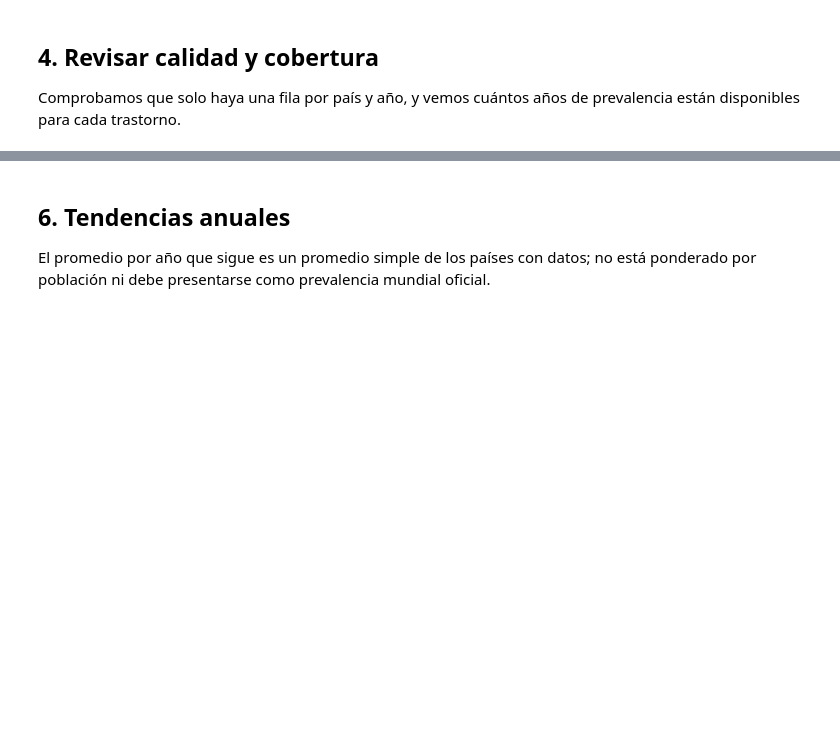
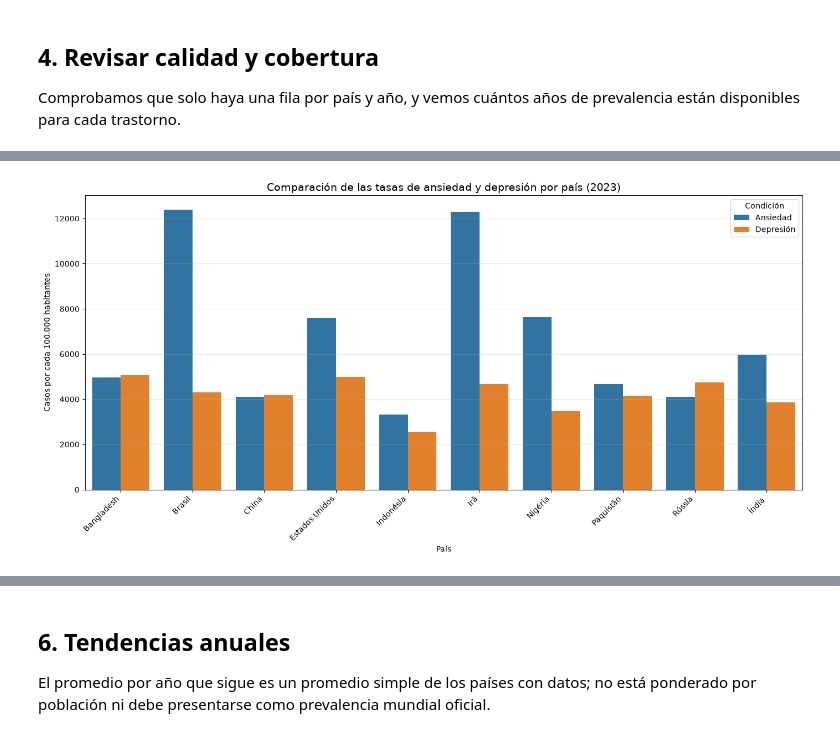
Before and after one commit to arianevieira-lab/First-Project-Data-Wrangling-and-Retrieval, a Jupyter notebook: ray_of_hope_mental_health.ipynb, the cells around one changed output, grey strips where cells are left out. Drawn from its saved outputs; the diff is of its cells as text; code cells hidden in the pictures; blank space fills up the shorter version.

```diff
--- a/ray_of_hope_mental_health.ipynb
+++ b/ray_of_hope_mental_health.ipynb
@@ -118,0 +935,45 @@ display(top10_depresion[[c for c in cols_depresion if c in top10_depresion.colum
+# %%
+# Comparación de las tasas de ansiedad y depresión por país (2023)
+
+import matplotlib.pyplot as plt
+import seaborn as sns
+
+df_2023 = df_final[df_final["year"] == 2023].copy()
+
+df_comparacion = df_2023.melt(
+    id_vars="country",
+    value_vars=[
+        "anxiety_rate_per_100k",
+        "depression_rate_per_100k"
+    ],
+    var_name="condition",
+    value_name="rate"
+)
+
+df_comparacion["condition"] = df_comparacion["condition"].map({
+    "anxiety_rate_per_100k": "Ansiedad",
+    "depression_rate_per_100k": "Depresión"
+})
+
+plt.figure(figsize=(14, 7))
+
+sns.barplot(
+    data=df_comparacion,
+    x="country",
+    y="rate",
+    hue="condition"
+)
+
+plt.title(
+    "Comparación de las tasas de ansiedad y depresión por país (2023)",
+    fontsize=14
+)
+plt.xlabel("País")
+plt.ylabel("Casos por cada 100.000 habitantes")
+plt.xticks(rotation=45, ha="right")
+plt.legend(title="Condición")
+plt.grid(axis="y", alpha=0.3)
+plt.tight_layout()
+plt.show()
+# %% [output]
+[figure, added]
```
Also changed, not shown: parts of 33 cells of this notebook, 2 other files.
